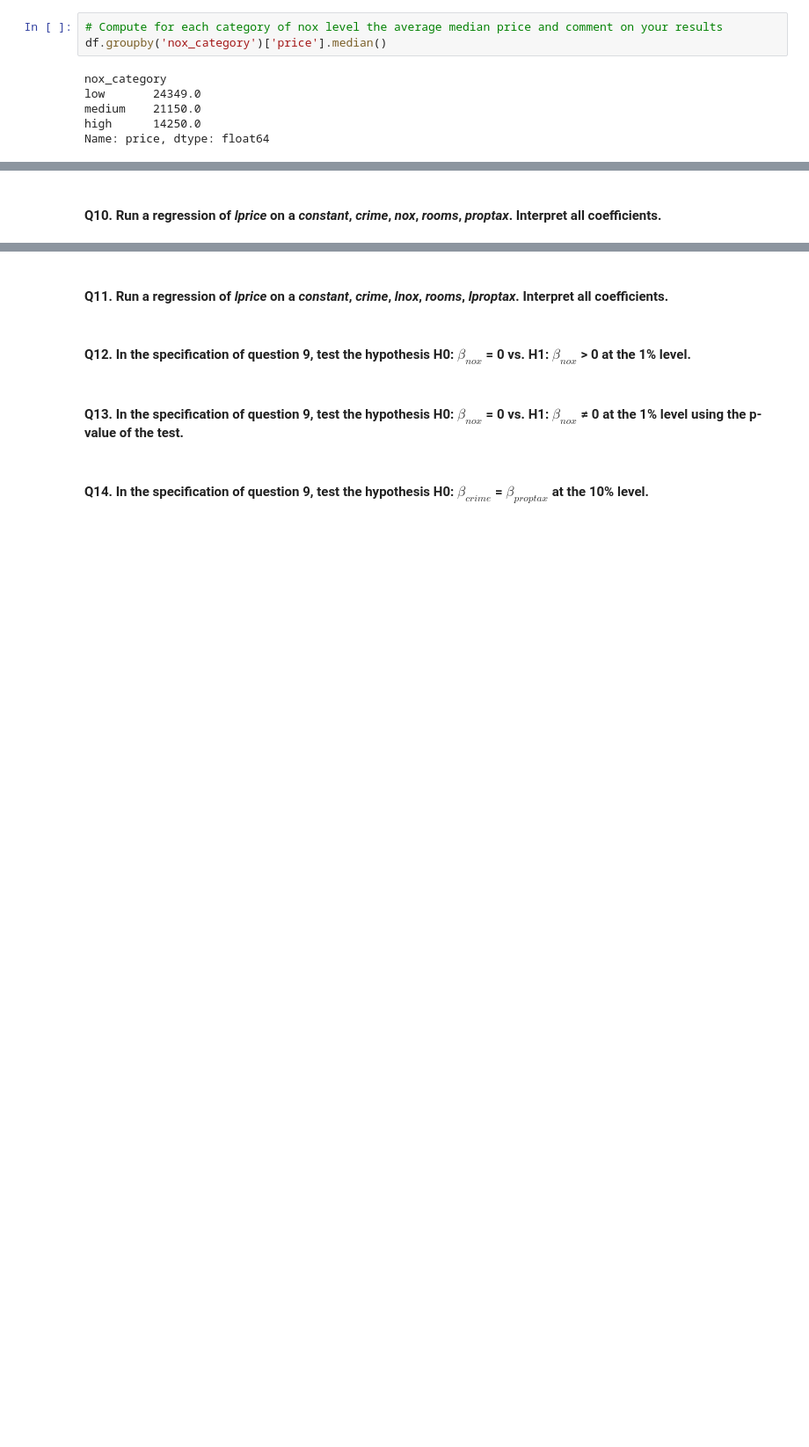
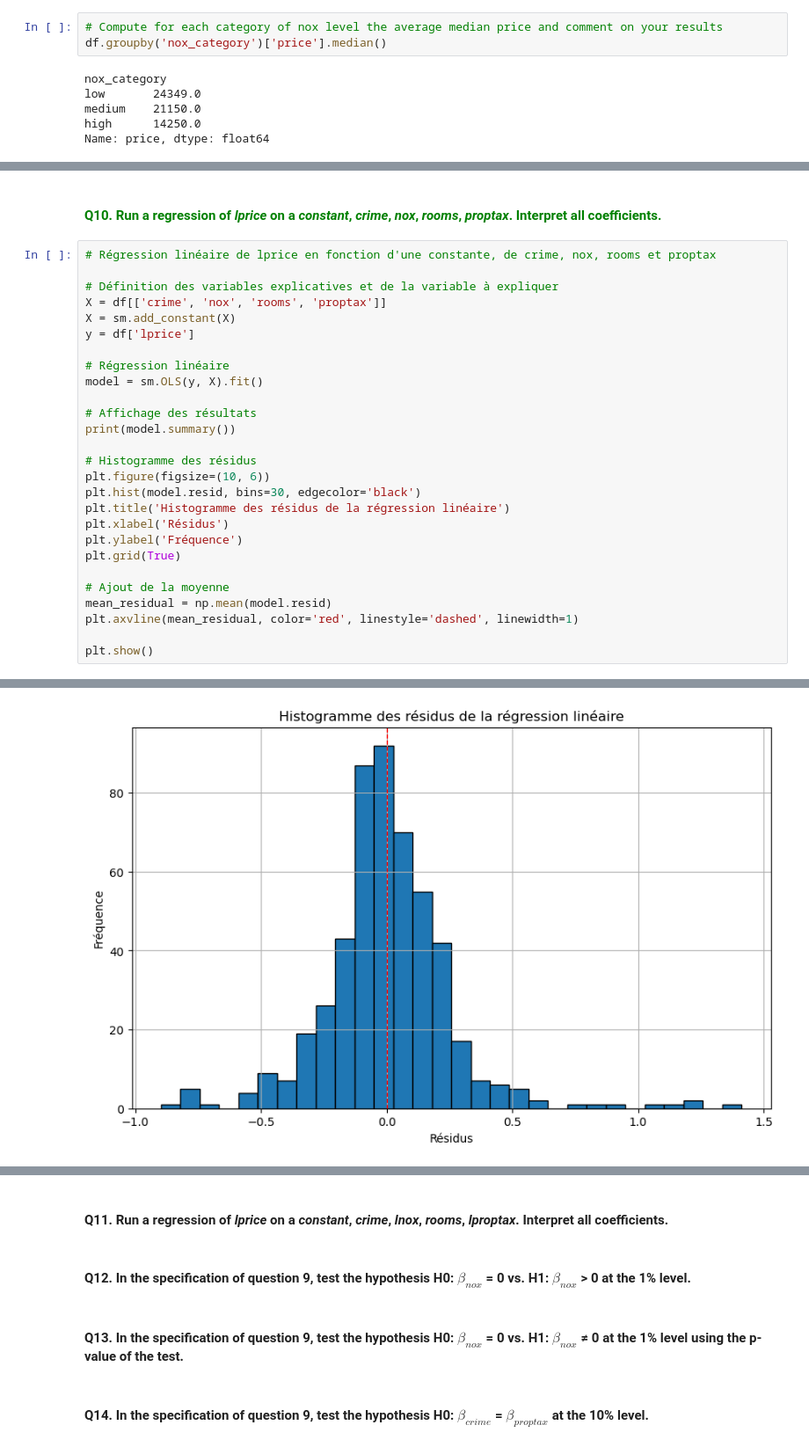
Before and after one commit to pralban/Econometrics, a Jupyter notebook: econometrics_notebook.ipynb, the cells around one changed output, grey strips where cells are left out. Shown at 88% size. Drawn from its saved outputs; the diff is of its cells as text; blank space fills up the shorter version.

```diff
--- a/econometrics_notebook.ipynb
+++ b/econometrics_notebook.ipynb
@@ -203,2 +255,30 @@ To perform a ceteris paribus analysis, we would typically use techniques like re
 # %% [markdown]
-#### Q10. Run a regression of <i>lprice</i> on a <i>constant</i>, <i>crime</i>, <i>nox</i>, <i>rooms</i>, <i>proptax</i>. Interpret all coefficients.
+#### <span style="color:green"> Q10. Run a regression of <i>lprice</i> on a <i>constant</i>, <i>crime</i>, <i>nox</i>, <i>rooms</i>, <i>proptax</i>. Interpret all coefficients.</span>
+# %%
+# Régression linéaire de lprice en fonction d'une constante, de crime, nox, rooms et proptax
+
+# Définition des variables explicatives et de la variable à expliquer
+X = df[['crime', 'nox', 'rooms', 'proptax']]
+X = sm.add_constant(X)
+y = df['lprice']
+
+# Régression linéaire
+model = sm.OLS(y, X).fit()
+
+# Affichage des résultats
+print(model.summary())
+
+# Histogramme des résidus
+plt.figure(figsize=(10, 6))
+plt.hist(model.resid, bins=30, edgecolor='black')
+plt.title('Histogramme des résidus de la régression linéaire')
+plt.xlabel('Résidus')
+plt.ylabel('Fréquence')
+plt.grid(True)
+
+# Ajout de la moyenne
+mean_residual = np.mean(model.resid)
+plt.axvline(mean_residual, color='red', linestyle='dashed', linewidth=1)
+
+plt.show()
+# %% [output]
@@ -204,0 +302 @@ To perform a ceteris paribus analysis, we would typically use techniques like re
+[figure, added]
```
Also changed, not shown: parts of 18 cells of this notebook.
